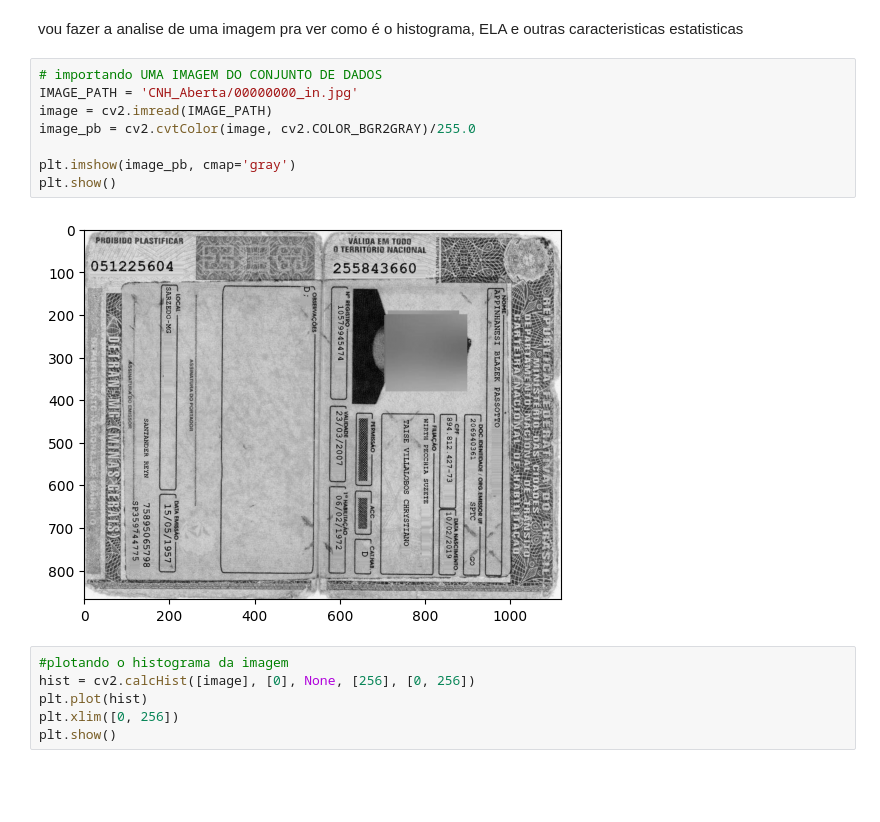
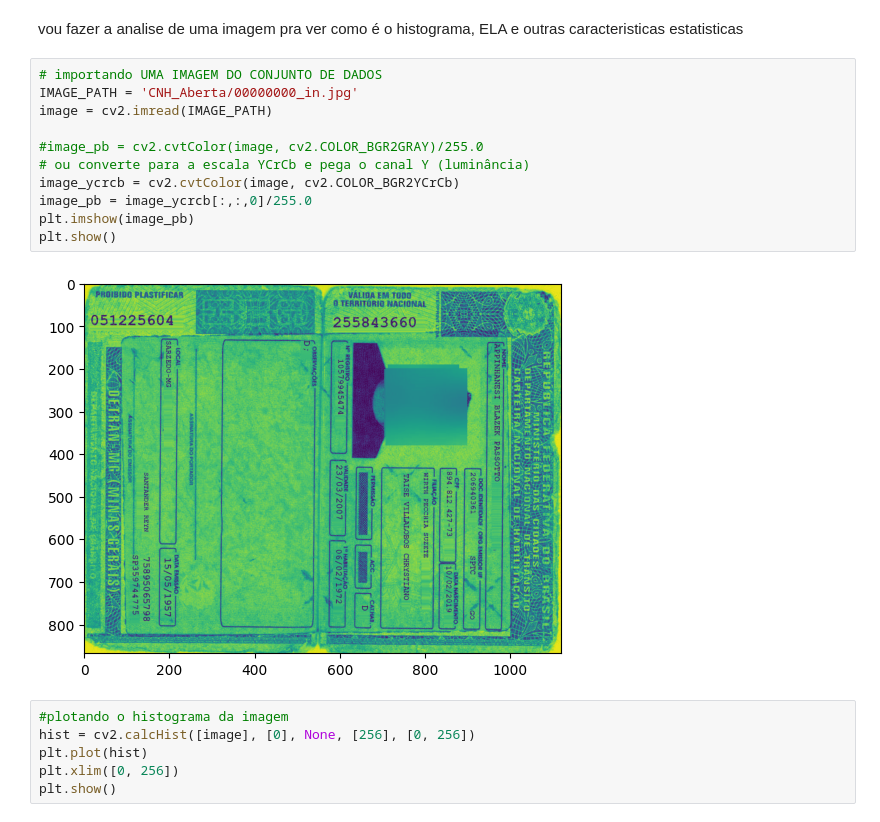
Before and after one commit to anakindinger/analise-forense, a Jupyter notebook: estatistica.ipynb, the cells around one changed output. Saved outputs shown, nothing was run; the diff lists cells and outputs as text; blank space fills up the shorter version.

Commit message:
alterado espaco de cores para YCrCb

```diff
--- a/estatistica.ipynb
+++ b/estatistica.ipynb
@@ -8,13 +8,16 @@ vou fazer a analise de uma imagem pra ver como é o histograma, ELA e outras car
 # %%
 # importando UMA IMAGEM DO CONJUNTO DE DADOS
 IMAGE_PATH = 'CNH_Aberta/00000000_in.jpg'
 image = cv2.imread(IMAGE_PATH)
-image_pb = cv2.cvtColor(image, cv2.COLOR_BGR2GRAY)/255.0
 
-plt.imshow(image_pb, cmap='gray')
+#image_pb = cv2.cvtColor(image, cv2.COLOR_BGR2GRAY)/255.0
+# ou converte para a escala YCrCb e pega o canal Y (luminância)
+image_ycrcb = cv2.cvtColor(image, cv2.COLOR_BGR2YCrCb)
+image_pb = image_ycrcb[:,:,0]/255.0
+plt.imshow(image_pb)
 plt.show()
 # %% [output]
-[figure, old version]
+[figure, new version]
 # %%
 #plotando o histograma da imagem
 hist = cv2.calcHist([image], [0], None, [256], [0, 256])
```
